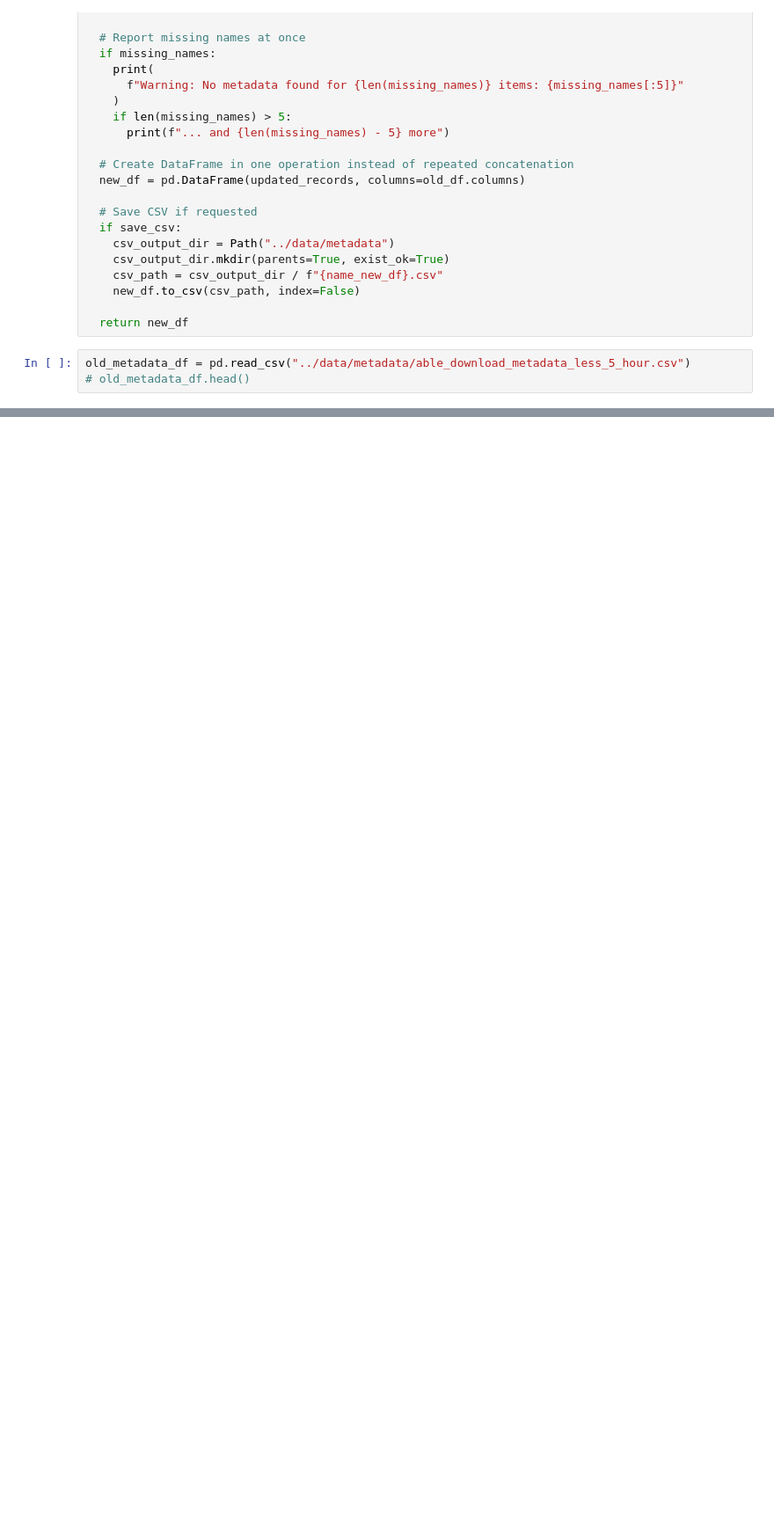
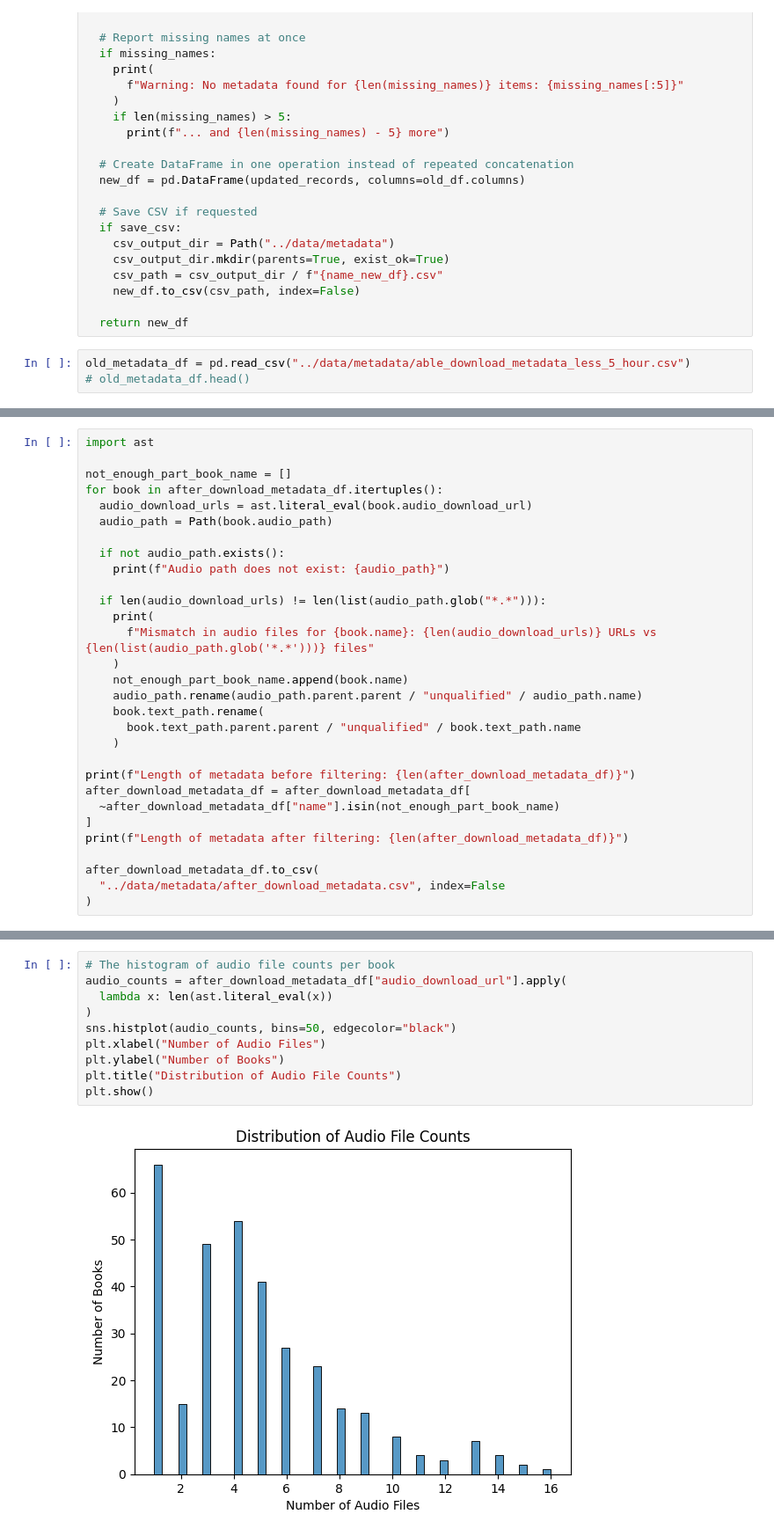
Before and after one commit to quochuy242/VNAVC, a Jupyter notebook: notebooks/download_analysis.ipynb, the cells around one changed output, grey strips where cells are left out. Shown at 88% size. Saved outputs shown, nothing was run; the diff lists cells and outputs as text; blank space fills up the shorter version.

Commit message:
[feat]: update the download analysis and the after_download_metadata

```diff
--- a/notebooks/download_analysis.ipynb
+++ b/notebooks/download_analysis.ipynb
@@ -195,3 +202,33 @@ after_download_metadata_df.head()
 | 2 | a0c7d3cd | 10-dieu-khac-biet-nhat-giua-ke-gi... | ../data/text/pdf/10-dieu-khac-bie... | ../data/audio/raw/10-dieu-khac-bi... | {'id': '134c54b3', 'name': 'Trần ... | 2.0014 | Keith Cameron Smith | ['https://thuviensachpdf.com/10-d... | https://sachnoiviet.net/sach-noi/... | ... |
 | 3 | 33797050 | 10-dieu-tao-nen-so-phan | ../data/text/pdf/10-dieu-tao-nen-... | ../data/audio/raw/10-dieu-tao-nen... | [{'id': '97bdf585', 'name': 'Ái H... | 3.7058 | Maria Shriver | ['https://thuviensachpdf.com/10-d... | https://sachnoiviet.net/sach-noi/... | ... |
 | 4 | 7685d9c3 | 10-nghich-ly-cuoc-song | ../data/text/pdf/10-nghich-ly-cuo... | ../data/audio/raw/10-nghich-ly-cu... | [{'id': '2b4c5c3b', 'name': 'Ái H... | 3.2611 | Kent M. Keith Ph. D. | ['https://thuviensachpdf.com/10-n... | https://sachnoiviet.net/sach-noi/... | ... |
+# %%
+import ast
+
+not_enough_part_book_name = []
+for book in after_download_metadata_df.itertuples():
+  audio_download_urls = ast.literal_eval(book.audio_download_url)
+  audio_path = Path(book.audio_path)
+
+  if not audio_path.exists():
+    print(f"Audio path does not exist: {audio_path}")
+
+  if len(audio_download_urls) != len(list(audio_path.glob("*.*"))):
+    print(
+      f"Mismatch in audio files for {book.name}: {len(audio_download_urls)} URLs vs {len(list(audio_path.glob('*.*')))} files"
+    )
+    not_enough_part_book_name.append(book.name)
+    audio_path.rename(audio_path.parent.parent / "unqualified" / audio_path.name)
+    book.text_path.rename(
+      book.text_path.parent.parent / "unqualified" / book.text_path.name
+    )
+
+print(f"Length of metadata before filtering: {len(after_download_metadata_df)}")
+after_download_metadata_df = after_download_metadata_df[
+  ~after_download_metadata_df["name"].isin(not_enough_part_book_name)
+]
+print(f"Length of metadata after filtering: {len(after_download_metadata_df)}")
+
+after_download_metadata_df.to_csv(
+  "../data/metadata/after_download_metadata.csv", index=False
+)
@@ -197,0 +243,12 @@ after_download_metadata_df.head()
+# %%
+# The histogram of audio file counts per book
+audio_counts = after_download_metadata_df["audio_download_url"].apply(
+  lambda x: len(ast.literal_eval(x))
+)
+sns.histplot(audio_counts, bins=50, edgecolor="black")
+plt.xlabel("Number of Audio Files")
+plt.ylabel("Number of Books")
+plt.title("Distribution of Audio File Counts")
+plt.show()
+# %% [output]
+[figure, added]
```
Also changed, not shown: parts of 13 cells of this notebook, 7 other files.
